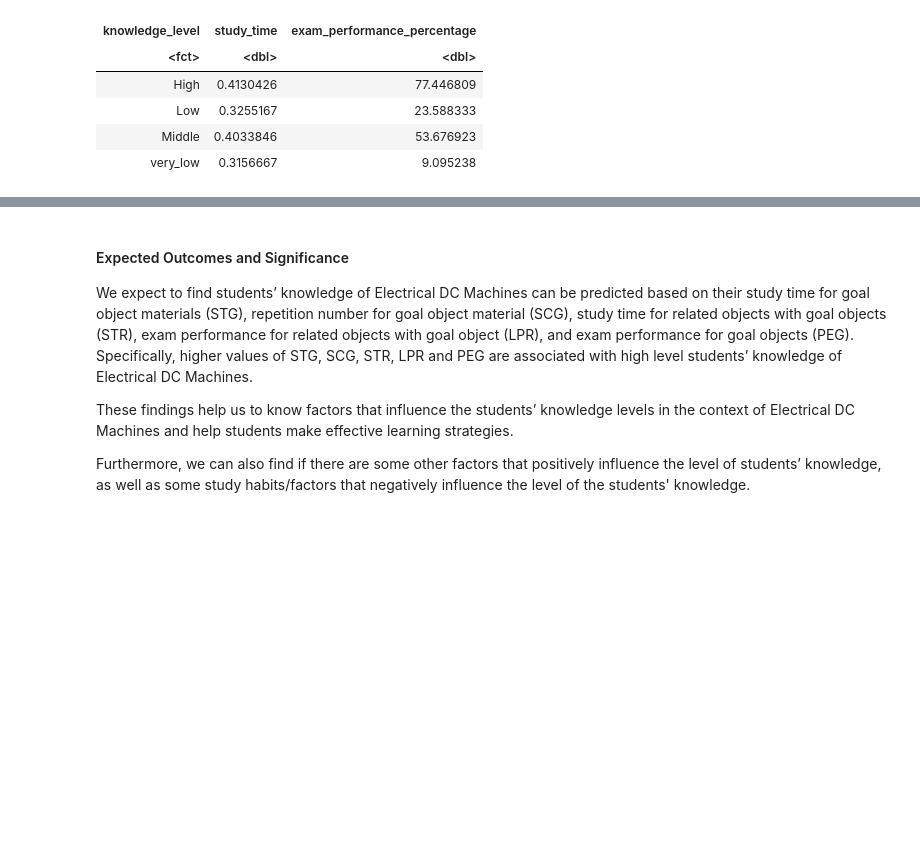
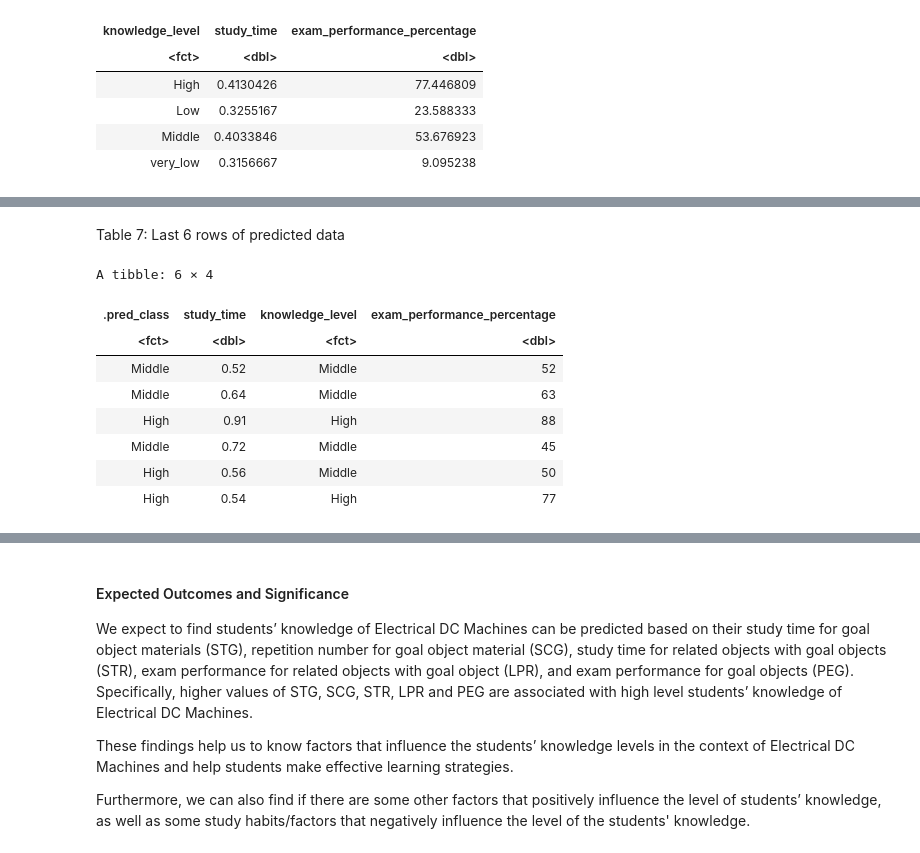
Before and after one commit to maywilsdon/dsci-100-2023s1-group-20, a Jupyter notebook: proposal.ipynb, the cells around one changed output, grey strips where cells are left out. Saved outputs shown, nothing was run; the diff lists cells and outputs as text; code cells hidden in the pictures; blank space fills up the shorter version.

```diff
--- a/proposal.ipynb
+++ b/proposal.ipynb
@@ -255,0 +285,14 @@ Table 6
+# %% [markdown]
+Table 7: Last 6 rows of predicted data
+# %%
+tail(student_predictions)
+# %% [output]
+A tibble: 6 × 4
+| .pred_class | study_time | knowledge_level | exam_performance_percentage |
+| <fct> | <dbl> | <fct> | <dbl> |
+| Middle | 0.52 | Middle | 52 |
+| Middle | 0.64 | Middle | 63 |
+| High | 0.91 | High | 88 |
+| Middle | 0.72 | Middle | 45 |
+| High | 0.56 | Middle | 50 |
+| High | 0.54 | High | 77 |
```
Also changed, not shown: parts of 35 cells of this notebook.
